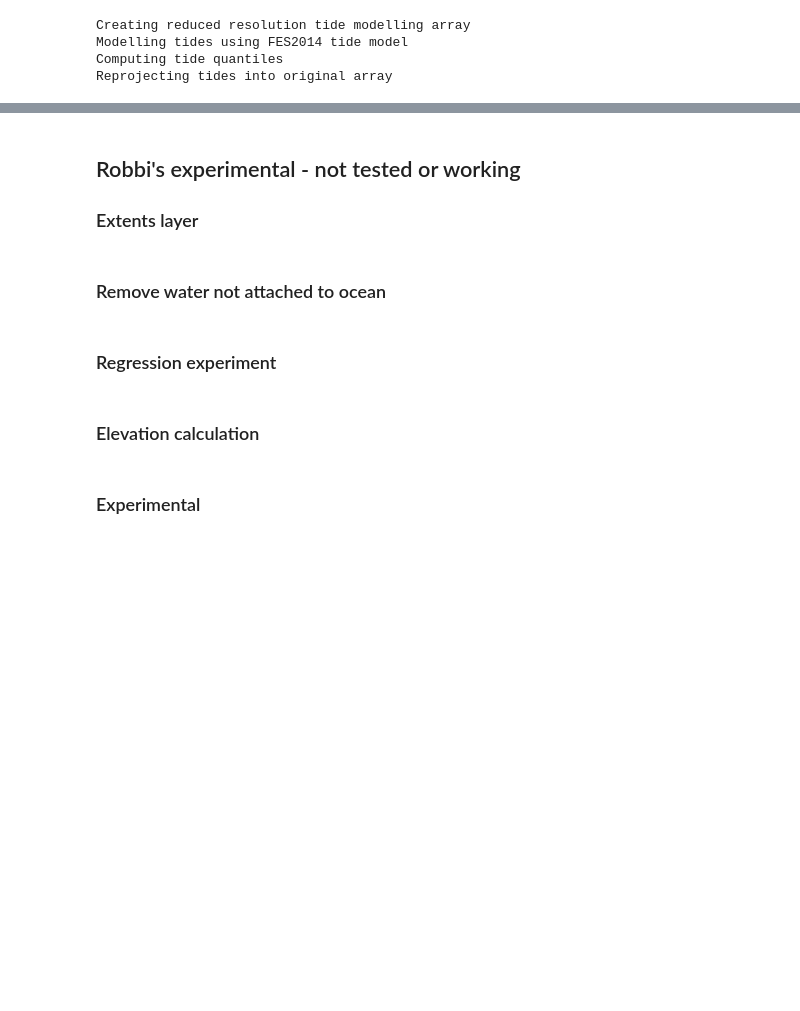
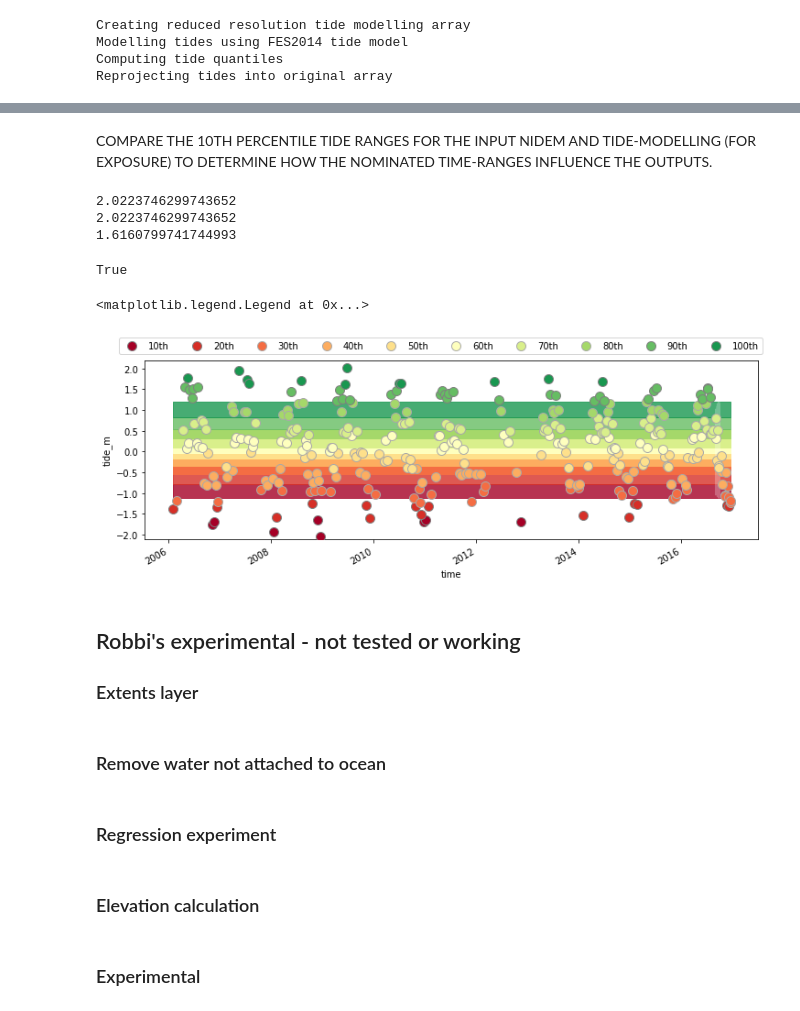
Before and after one commit to GeoscienceAustralia/dea-intertidal, a Jupyter notebook: notebooks/Intertidal_elevation_exposure_pixel.ipynb, the cells around one changed output, grey strips where cells are left out. Saved outputs shown, nothing was run; the diff lists cells and outputs as text; code cells hidden in the pictures; blank space fills up the shorter version.

```diff
--- a/notebooks/Intertidal_elevation_exposure_pixel.ipynb
+++ b/notebooks/Intertidal_elevation_exposure_pixel.ipynb
@@ -793,0 +1760,2 @@ array(1116525.)
+# %% [markdown]
+COMPARE THE 10TH PERCENTILE TIDE RANGES FOR THE INPUT NIDEM AND TIDE-MODELLING (FOR EXPOSURE) TO DETERMINE HOW THE NOMINATED TIME-RANGES INFLUENCE THE OUTPUTS.
@@ -793,0 +1769,19 @@ array(1116525.)
+# %%
+px_im_tiderange = px_images.max() - px_images.min()
+
+px_im_10pc_range = px_im_tiderange/10
+
+im_binedges = [px_images.min()]
+
+for n in range(0,10):
+    im_binedges.append(im_binedges[-1] + px_im_10pc_range)
+
+print(px_images.max().values)
+print(im_binedges[-1].values)
+print(im_binedges[9].values)
+im_binedges[-1].values==px_images.max().values
+# %% [output]
+2.0223746299743652
+2.0223746299743652
+1.6160799741744993
+True
@@ -794,3 +1878,61 @@ array(1116525.)
+# %%
+## Plot setup
+fig, ax1 = plt.subplots(1,1, figsize=(12,4))
+
+ax2 = ax1.twiny()
+a,b = mt_df.tide_m.min()-1.0, mt_df.tide_m.max()+1.0
+ax1.set_ylim(a,b)
+ax2.set_ylim(a,b)
+# ax2.set_xlim(mt_df.tide_m.min(), mt_df.tide_m.max() + 500)
+
+
+## plot the image timestamps (inputs nidem for the demo pixel)
+
+labels = ['10th', '20th', '30th', '40th', '50th', '60th', '70th', '80th', '90th', '100th']
+
+tenth.plot(marker='o', zorder = 3, ax=ax1, color=category_colors[0], linewidth=0, mec='grey', label=labels[0], markersize=10)#, alpha=0.85)
+twentieth.plot(marker='o', zorder = 3, ax=ax1, color=category_colors[1], linewidth=0, mec='grey', label=labels[1], markersize=10)#, alpha=0.85)
+thirtieth.plot(marker='o', zorder = 3, ax=ax1, color=category_colors[2], linewidth=0, mec='darkgrey', label=labels[2], markersize=10)#, alpha=0.85)
+fourtieth.plot(marker='o', zorder = 3, ax=ax1, color=category_colors[3], linewidth=0, mec='darkgrey', label=labels[3], markersize=10)#, alpha=0.85)
+fiftieth.plot(marker='o', zorder = 3, ax=ax1, color=category_colors[4], linewidth=0, mec='darkgrey', label=labels[4], markersize=10)#, alpha=0.85)
+sixtieth.plot(marker='o', zorder = 3, ax=ax1, color=category_colors[5], linewidth=0, mec='darkgrey', label=labels[5], markersize=10)#, alpha=0.85)
+seventieth.plot(marker='o', zorder = 3, ax=ax1, color=category_colors[6], linewidth=0, mec='darkgrey', label=labels[6], markersize=10)#, alpha=0.85)
+eightieth.plot(marker='o', zorder = 3, ax=ax1, color=category_colors[7], linewidth=0, mec='darkgrey', label=labels[7], markersize=10)#, alpha=0.85)
+ninetieth.plot(marker='o', zorder = 3, ax=ax1, color=category_colors[8], linewidth=0, mec='grey', label=labels[8], markersize=10)#, alpha=0.85)
+hundredth.plot(marker='o', zorder = 3, ax=ax1, color=category_colors[9], linewidth=0, mec='grey', label=labels[9], markersize=10)#, alpha=0.85)
+
+## plot the tide model for the demo pixel
+mt_df.tide_m.plot(ax=ax1, zorder=0, color='white', alpha=0.25, label='_nolegend_', title=" ")
+
+## Plot the 10th percentile ranges of the tidal modelling
+# ax2.barh(mt_binedges, 1, height=mt_binsize, color=category_colors, alpha=0.75, zorder=2, label=labels)#np.arange(0,10))
+xax = np.array([mt_df.tide_m.min() -0.5, mt_df.tide_m.max()+0.5])
+ax2.hlines(mtpc, xmin=mt_df.tide_m.min() -0.5, xmax = mt_df.tide_m.max()+0.5, alpha=0)#, colors=category_colors)
+ax2.fill_between(xax, mtpc[0], mtpc[1], color=category_colors[0], alpha=0.8)
+ax2.fill_between(xax, mtpc[1], mtpc[2], color=category_colors[1], alpha=0.8)
+ax2.fill_between(xax, mtpc[2], mtpc[3], color=category_colors[2], alpha=1)
+ax2.fill_between(xax, mtpc[3], mtpc[4], color=category_colors[3], alpha=1)
+ax2.fill_between(xax, mtpc[4], mtpc[5], color=category_colors[4], alpha=1)
+ax2.fill_between(xax, mtpc[5], mtpc[6], color=category_colors[5], alpha=1)
+ax2.fill_between(xax, mtpc[6], mtpc[7], color=category_colors[6], alpha=1)
+ax2.fill_between(xax, mtpc[7], mtpc[8], color=category_colors[7], alpha=1)
+ax2.fill_between(xax, mtpc[8], mtpc[9], color=category_colors[8], alpha=0.8)
+ax2.fill_between(xax, mtpc[9], mtpc[10], color=category_colors[9], alpha=0.8)
+
+
+ax2.tick_params(labeltop=False, top=False)
+
+## Set the dataset order
+ax1.set_zorder(ax2.get_zorder()+1)
+ax1.set_frame_on(False)
+
+# ax1.set_title('Test')
+
+# plt.legend(category_colors, labels)
+ax1.legend(loc='upper left', ncol=11, bbox_to_anchor = (-0.05,1.15))
+# %% [output]
+<matplotlib.legend.Legend at 0x...>
+[figure, added]
 # %% [markdown]
 ## Robbi's experimental - not tested or working
 ### Extents layer
```
Also changed, not shown: parts of 47 cells of this notebook.
